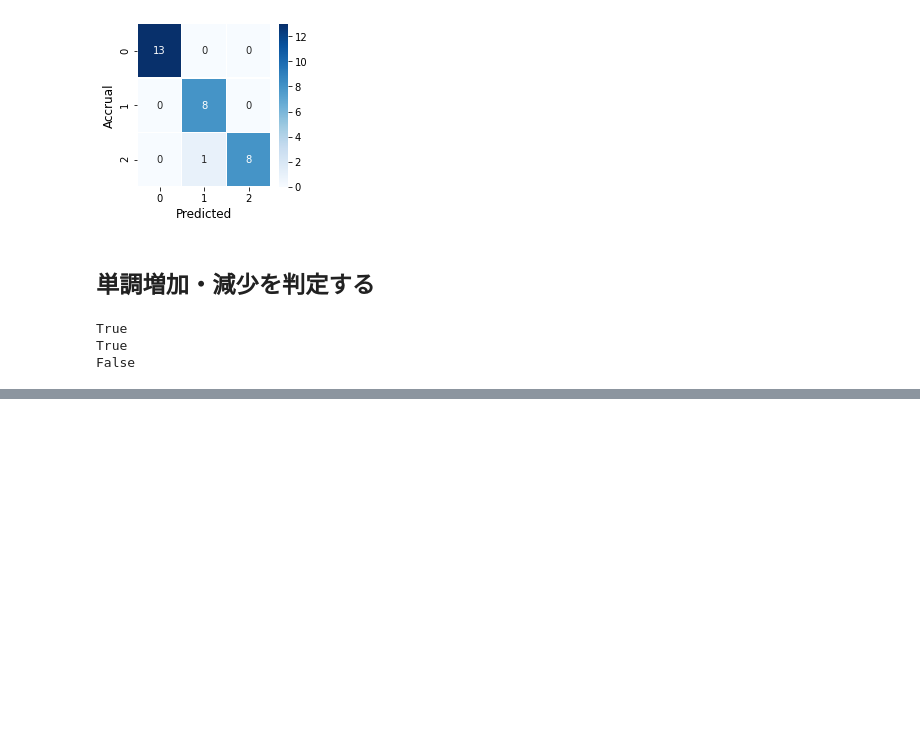
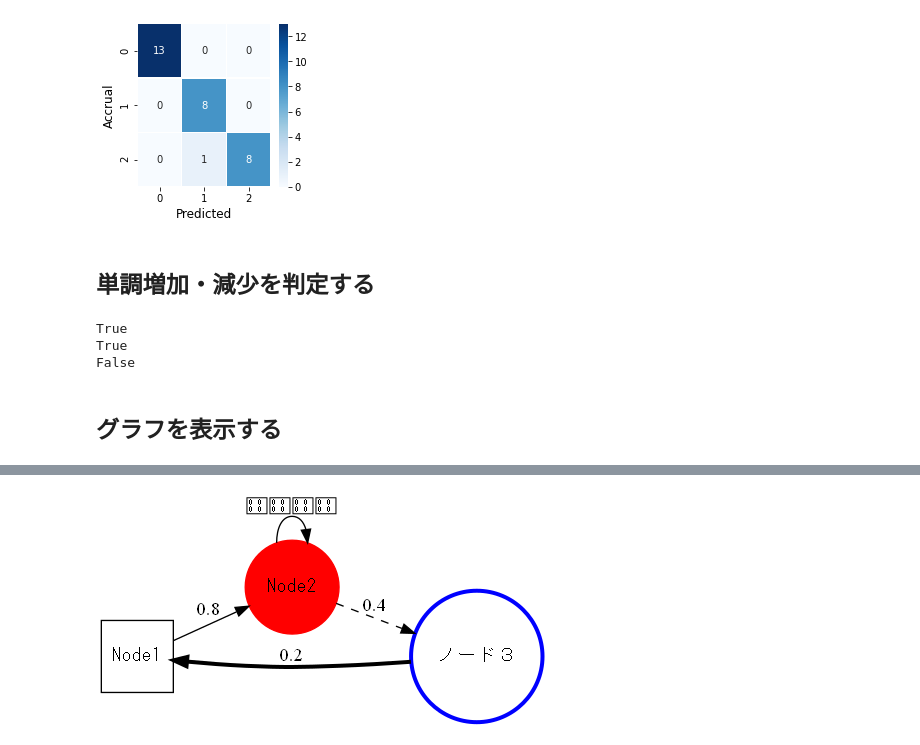
Before and after one commit to hashin2425/SundryFiles_public, a Jupyter notebook: スニペット_Python/スニペット集.ipynb, the cells around one changed output, grey strips where cells are left out. Saved outputs shown, nothing was run; the diff lists cells and outputs as text; code cells hidden in the pictures; blank space fills up the shorter version.

```diff
--- a/スニペット_Python/スニペット集.ipynb
+++ b/スニペット_Python/スニペット集.ipynb
@@ -640,3 +640,34 @@ print(is_monotonic(c)) # False
 True
 True
 False
+# %% [markdown]
+## グラフを表示する
+# %%
+from graphviz import Digraph
+from IPython.display import Image
+
+G = Digraph(format="png")  # 拡張子の設定 (pdf/pngなど)
+
+# 全ノードに対する設定
+G.attr("node", shape="square", color="black", fontname='MS Gothic')
+G.attr("graph", rankdir="LR")
+# shape -> square 四角形 / cicle 円
+# fontname -> 日本語を利用するためには日本語対応フォントを指定する("Meiryo", "Yu Gothic", "MS Mincho"など)
+
+# エッジ/辺の設定
+G.edge("Node1", "Node2", label="0.8")
+G.edge("Node2", "ノード３", label="0.4", style='dashed')  # パスを破線に
+G.edge("ノード３", "Node1", label="0.2", penwidth="3")  # パスを少し太く
+G.edge("Node2", "Node2", label="自分自身")  # 自分自身へのパス
+
+# ノード/頂点の設定
+G.node("ノード３", shape="circle", color="blue", penwidth="3")
+G.node("Node2", shape="circle", style="filled", color="red")
+
+# Jupyterに表示
+display(G)
+
+# PNG/PDFに出力し、Jupyterに表示
+G.render("Digraph.gv")
+Image(filename='Digraph.gv.png')
+# %% [output]
@@ -642,0 +675 @@ False
+[figure, added]
```
Also changed, not shown: parts of 1 cell of this notebook.
